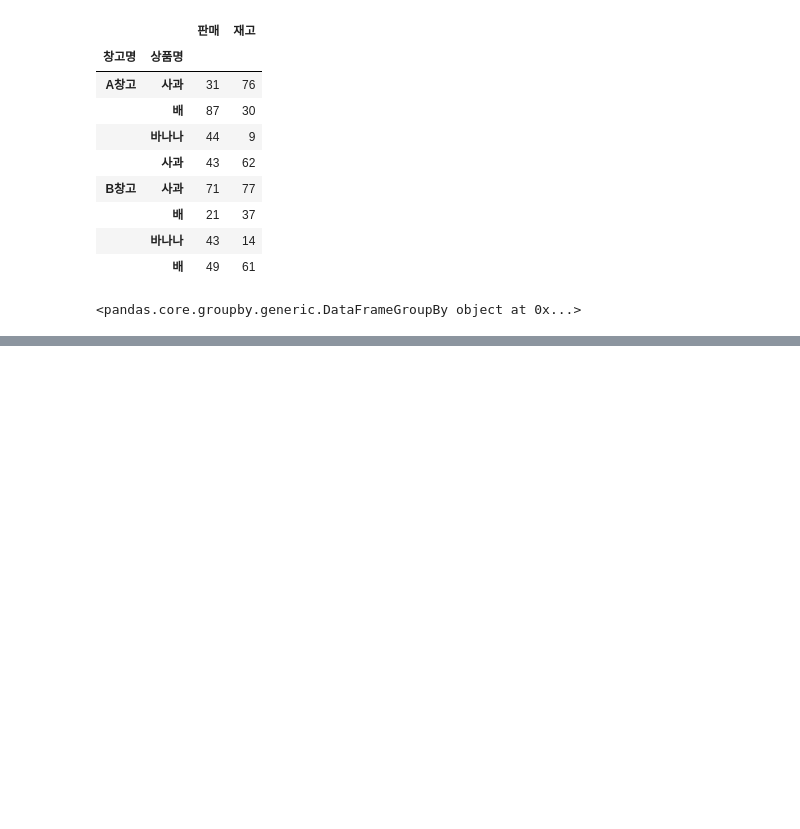
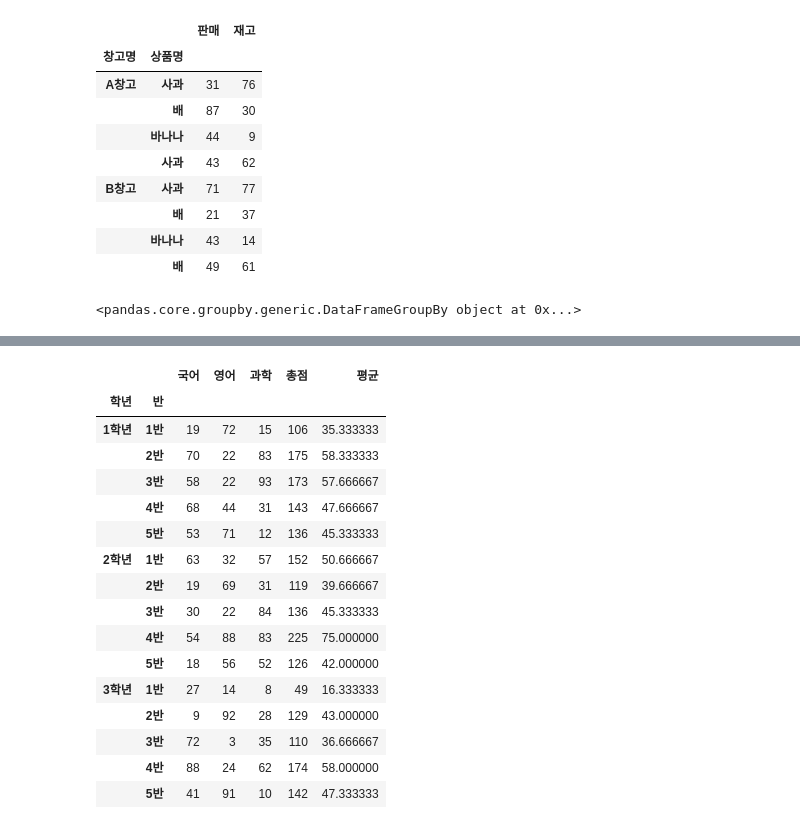
Before and after one commit to hojun6115/kdigital_lecture, a Jupyter notebook: 12.17_Thu.ipynb, the cells around one changed output, grey strips where cells are left out. Saved outputs shown, nothing was run; the diff lists cells and outputs as text; code cells hidden in the pictures; blank space fills up the shorter version.

```diff
--- a/12.17_Thu.ipynb
+++ b/12.17_Thu.ipynb
@@ -747,0 +836,7 @@ df.groupby('창고명')
+# %%
+#실습02 1. 데이터 프레임 생성
+import numpy as np
+import pandas as pd
+
+practice2 = pd.DataFrame(np.random.randint(1,100,size=(15,3)),index=[['1학년','1학년','1학년','1학년','1학년','2학년','2학년','2학년','2학년','2학년','3학년','3학년','3학년','3학년','3학년'],['1반','2반','3반','4반','5반','1반','2반','3반','4반','5반','1반','2반','3반','4반','5반']],columns=['국어','영어','과학'])
+practice2
@@ -747,0 +860,5 @@ df.groupby('창고명')
+# %%
+#실습02 2. 반별 합계와 평균 추가
+practice2['총점'] = sum((practice2['국어'], practice2['영어'], practice2['과학']))
+practice2['평균'] = (practice2['국어']+practice2['영어']+practice2['과학'])/3
+practice2
@@ -747,0 +882,4 @@ df.groupby('창고명')
+# %%
+#실습02 3. 인덱스명 추가 및 학년별 그룹 합계 출력
+practice2.index.names = ['학년','반']
+practice2.groupby('학년').sum()
@@ -747,0 +892,21 @@ df.groupby('창고명')
+# %%
+# 총점 평균 구하기
+practice2
+# %% [output]
+|  |  | 국어 | 영어 | 과학 | 총점 | 평균 |
+| 학년 | 반 |  |  |  |  |  |
+| 1학년 | 1반 | 19 | 72 | 15 | 106 | 35.333333 |
+|  | 2반 | 70 | 22 | 83 | 175 | 58.333333 |
+|  | 3반 | 58 | 22 | 93 | 173 | 57.666667 |
+|  | 4반 | 68 | 44 | 31 | 143 | 47.666667 |
+|  | 5반 | 53 | 71 | 12 | 136 | 45.333333 |
+| 2학년 | 1반 | 63 | 32 | 57 | 152 | 50.666667 |
+|  | 2반 | 19 | 69 | 31 | 119 | 39.666667 |
+|  | 3반 | 30 | 22 | 84 | 136 | 45.333333 |
+|  | 4반 | 54 | 88 | 83 | 225 | 75.000000 |
+|  | 5반 | 18 | 56 | 52 | 126 | 42.000000 |
+| 3학년 | 1반 | 27 | 14 | 8 | 49 | 16.333333 |
+|  | 2반 | 9 | 92 | 28 | 129 | 43.000000 |
+|  | 3반 | 72 | 3 | 35 | 110 | 36.666667 |
+|  | 4반 | 88 | 24 | 62 | 174 | 58.000000 |
+|  | 5반 | 41 | 91 | 10 | 142 | 47.333333 |
```
Also changed, not shown: parts of 54 cells of this notebook.
